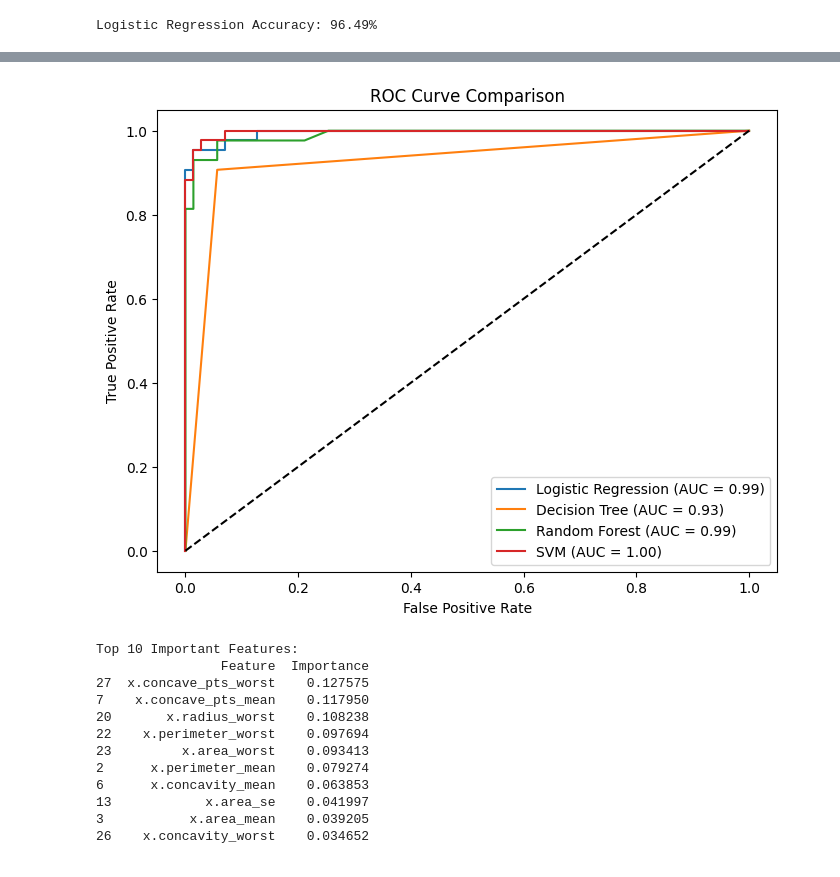
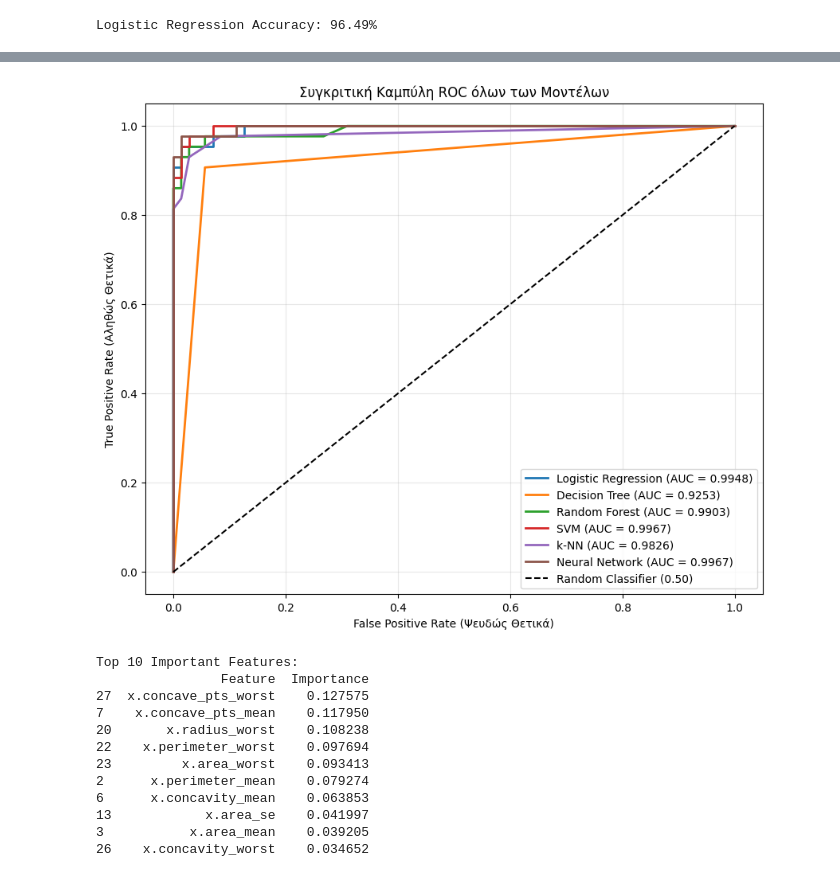
Before and after one commit to Air-Bler/breast-cancer-diagnostic-system, a Jupyter notebook: breast_cancer_project.ipynb, the cells around one changed output, grey strips where cells are left out. Cells and saved outputs as stored; diff of their text form; code cells hidden in the pictures.

Commit message:
Προσθήκη Neural Network, k-NN και ενημέρωση chatbot

```diff
--- a/breast_cancer_project.ipynb
+++ b/breast_cancer_project.ipynb
@@ -270,3 +272,9 @@ lr_acc = accuracy_score(y_test, pred)
 print(f"Logistic Regression Accuracy: {lr_acc*100:.2f}%")
 # %% [output]
 Logistic Regression Accuracy: 96.49%
+# %%
+#k-nearest neighbors
+knn_model=KNeighborsClassifier(n_neighbors=5)
+knn_model.fit(X_train_scaled, y_train)
+knn_accuacy = knn_model.score(X_test_scaled, y_test)
+print(f"KNN Accuracy: {knn_accuacy*100:.2f}%")
@@ -272,0 +310,13 @@ Logistic Regression Accuracy: 96.49%
+# %%
+from sklearn.neural_network import MLPClassifier
+
+
+#  2 hidden layers with 10 neurons each
+mlp = MLPClassifier(hidden_layer_sizes=(10, 10), max_iter=1000, random_state=42)
+
+
+mlp.fit(X_train_scaled, y_train)
+
+
+mlp_acc = mlp.score(X_test_scaled, y_test)
+print(f"Neural Network Accuracy: {mlp_acc*100:.2f}%")
@@ -287,44 +343,43 @@ SVM: 97.37%
 # %%
-#ROC curve comparison for all models
-plt.figure(figsize=(8,6))
+from sklearn.metrics import roc_curve, auc, roc_auc_score
 
-# Logistic Regression
-lr_probs = lr.predict_proba(X_test)[:,1]
-lr_fpr, lr_tpr, _ = roc_curve(y_test, lr_probs, pos_label='M')
-lr_auc = roc_auc_score(y_test, lr_probs)
 
-# Decision Tree
-dt_probs = dt.predict_proba(X_test)[:,1]
-dt_fpr, dt_tpr, _ = roc_curve(y_test, dt_probs, pos_label='M')
-dt_auc = roc_auc_score(y_test, dt_probs)
+target_label = 'M' if 'M' in y_test.values else 1
 
-# Random Forest
-rf_probs = rf.predict_proba(X_test)[:,1]
-rf_fpr, rf_tpr, _ = roc_curve(y_test, rf_probs,pos_label='M')
-rf_auc = roc_auc_score(y_test, rf_probs)
+plt.figure(figsize=(10, 8))
 
-# SVM
-svm_probs = svm.predict_proba(X_test)[:,1]
-svm_fpr, svm_tpr, _ = roc_curve(y_test, svm_probs, pos_label='M')
-svm_auc = roc_auc_score(y_test, svm_probs)
 
-# Plot curves
-plt.plot(lr_fpr, lr_tpr, label=f"Logistic Regression (AUC = {lr_auc:.2f})")
-plt.plot(dt_fpr, dt_tpr, label=f"Decision Tree (AUC = {dt_auc:.2f})")
-plt.plot(rf_fpr, rf_tpr, label=f"Random Forest (AUC = {rf_auc:.2f})")
-plt.plot(svm_fpr, svm_tpr, label=f"SVM (AUC = {svm_auc:.2f})")
+models_list = [
+    (lr, X_test, "Logistic Regression"),
+    (dt, X_test, "Decision Tree"),
+    (rf, X_test, "Random Forest"),
+    (svm, X_test, "SVM"),
+    (knn_model, X_test_scaled, "k-NN"),
+    (mlp, X_test_scaled, "Neural Network")
+]
 
-# Random classifier line
-plt.plot([0,1],[0,1],'k--')
+for model, data, name in models_list:
 
-plt.xlabel("False Positive Rate")
-plt.ylabel("True Positive Rate")
-plt.title("ROC Curve Comparison")
-plt.legend()
+    probs = model.predict_proba(data)[:, 1]
 
+    fpr, tpr, _ = roc_curve(y_test, probs, pos_label=target_label)
+
+    auc_score = auc(fpr, tpr)
+
+    plt.plot(fpr, tpr, label=f"{name} (AUC = {auc_score:.4f})", lw=2)
+
+
+
+plt.plot([0, 1], [0, 1], 'k--', label="Random Classifier (0.50)")
+
+plt.xlabel("False Positive Rate (Ψευδώς Θετικά)")
+plt.ylabel("True Positive Rate (Αληθώς Θετικά)")
+plt.title("Συγκριτική Καμπύλη ROC όλων των Μοντέλων")
+plt.legend(loc="lower right")
+plt.grid(alpha=0.3)
 plt.show()
 # %% [output]
-[figure, old version]
+[figure, new version]
 # %%
 #feature importance from random forest
 #importance scores
```
Also changed, not shown: parts of 7 cells of this notebook, 3 other files.
